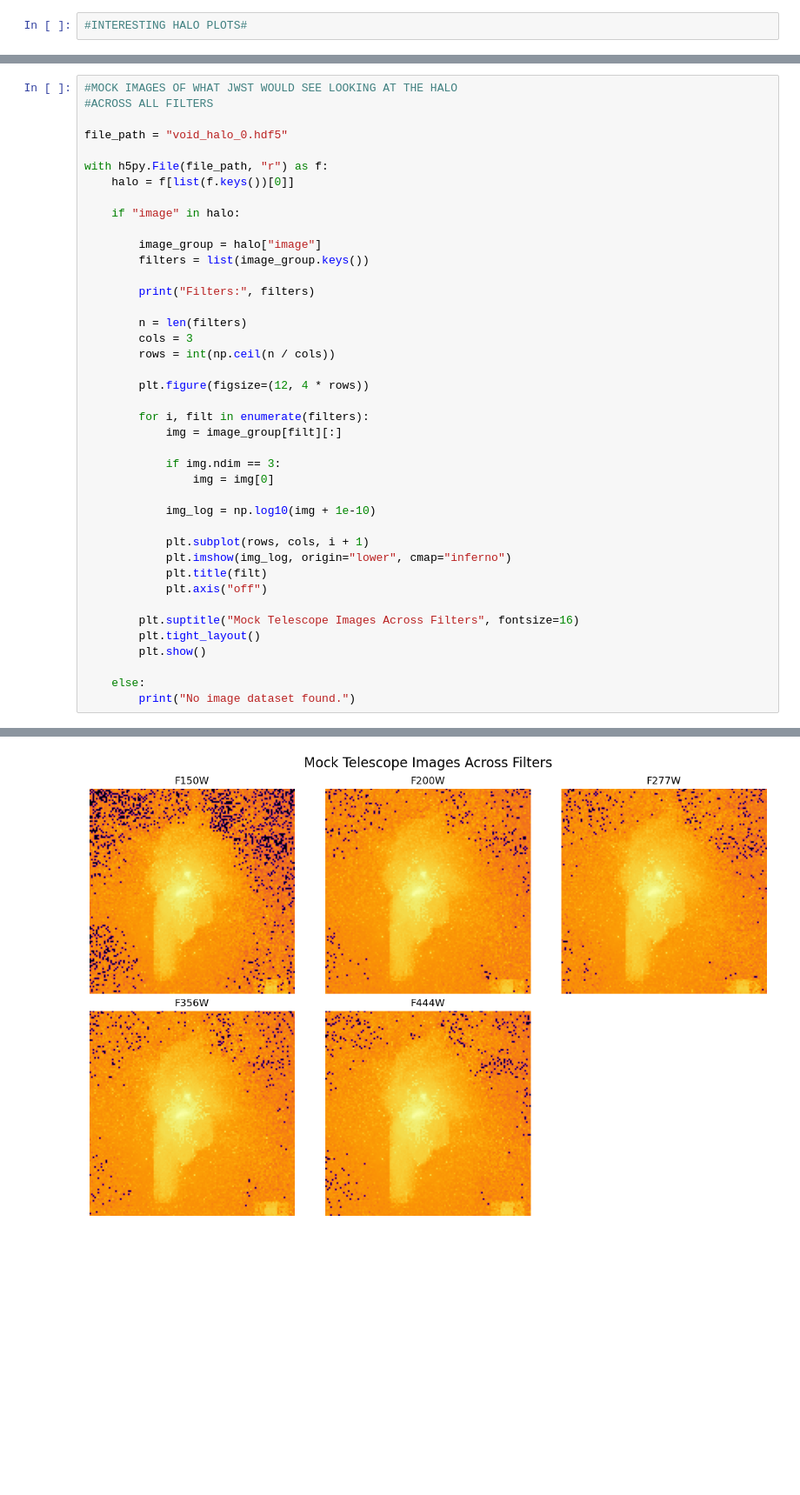
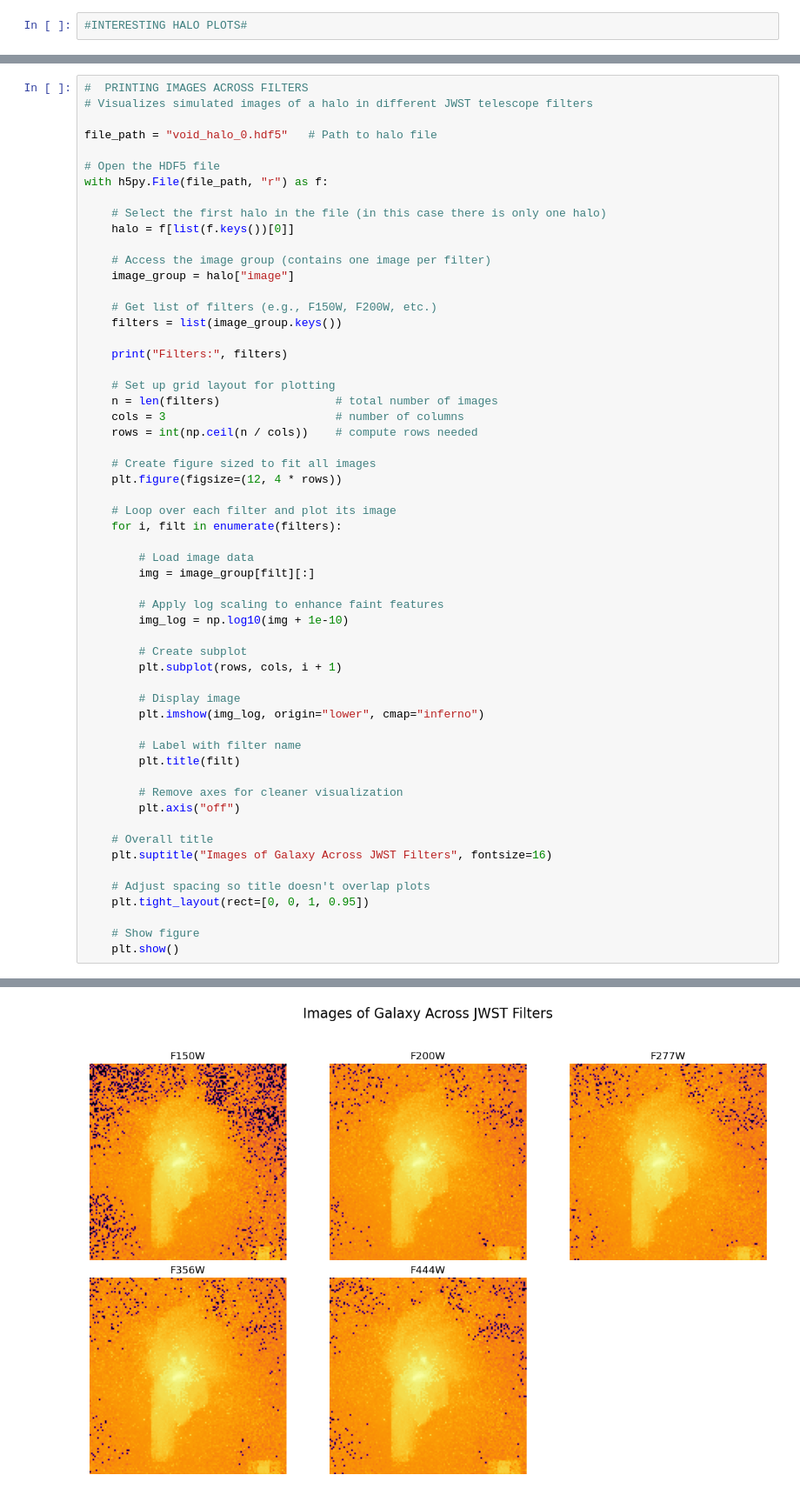
Before and after one commit to emilytroutman0/renaissance_starter, a Jupyter notebook: halo_starter_script.ipynb, the cells around one changed output, grey strips where cells are left out. Shown at 87% size. Drawn from its saved outputs; the diff is of its cells as text; blank space fills up the shorter version.

Commit message:
Update starter scripts (improved plots and structure)

```diff
--- a/halo_starter_script.ipynb
+++ b/halo_starter_script.ipynb
@@ -117,46 +155,62 @@ with h5py.File(file_path, "r") as f:
 # %% [output]
 [figure]
 # %%
-#MOCK IMAGES OF WHAT JWST WOULD SEE LOOKING AT THE HALO
-#ACROSS ALL FILTERS
+#  PRINTING IMAGES ACROSS FILTERS
+# Visualizes simulated images of a halo in different JWST telescope filters
 
-file_path = "void_halo_0.hdf5"
+file_path = "void_halo_0.hdf5"   # Path to halo file
 
+# Open the HDF5 file
 with h5py.File(file_path, "r") as f:
+
+    # Select the first halo in the file (in this case there is only one halo)
     halo = f[list(f.keys())[0]]
 
-    if "image" in halo:
+    # Access the image group (contains one image per filter)
+    image_group = halo["image"]
 
-        image_group = halo["image"]
-        filters = list(image_group.keys())
+    # Get list of filters (e.g., F150W, F200W, etc.)
+    filters = list(image_group.keys())
 
-        print("Filters:", filters)
+    print("Filters:", filters)
 
-        n = len(filters)
-        cols = 3
-        rows = int(np.ceil(n / cols))
+    # Set up grid layout for plotting
+    n = len(filters)                 # total number of images
+    cols = 3                         # number of columns
+    rows = int(np.ceil(n / cols))    # compute rows needed
 
-        plt.figure(figsize=(12, 4 * rows))
+    # Create figure sized to fit all images
+    plt.figure(figsize=(12, 4 * rows))
 
-        for i, filt in enumerate(filters):
-            img = image_group[filt][:]
+    # Loop over each filter and plot its image
+    for i, filt in enumerate(filters):
 
-            if img.ndim == 3:
-                img = img[0]
+        # Load image data
+        img = image_group[filt][:]
 
-            img_log = np.log10(img + 1e-10)
+        # Apply log scaling to enhance faint features
+        img_log = np.log10(img + 1e-10)
 
-            plt.subplot(rows, cols, i + 1)
-            plt.imshow(img_log, origin="lower", cmap="inferno")
-            plt.title(filt)
-            plt.axis("off")
+        # Create subplot
+        plt.subplot(rows, cols, i + 1)
 
-        plt.suptitle("Mock Telescope Images Across Filters", fontsize=16)
-        plt.tight_layout()
-        plt.show()
+        # Display image
+        plt.imshow(img_log, origin="lower", cmap="inferno")
 
-    else:
-        print("No image dataset found.")
+        # Label with filter name
+        plt.title(filt)
+
+        # Remove axes for cleaner visualization
+        plt.axis("off")
+
+    # Overall title
+    plt.suptitle("Images of Galaxy Across JWST Filters", fontsize=16)
+
+    # Adjust spacing so title doesn't overlap plots
+    plt.tight_layout(rect=[0, 0, 1, 0.95])
+
+    # Show figure
+    plt.show()
 # %% [output]
 Filters: ['F150W', 'F200W', 'F277W', 'F356W', 'F444W']
-[figure, old version]
+[figure, new version]
```
Also changed, not shown: parts of 5 cells of this notebook, 2 other files.
